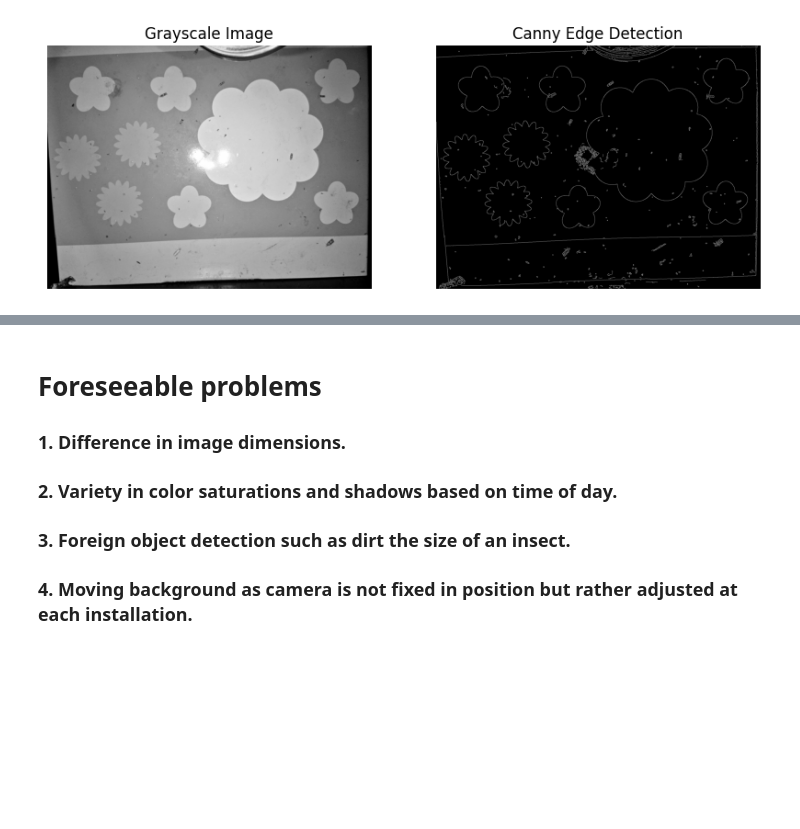
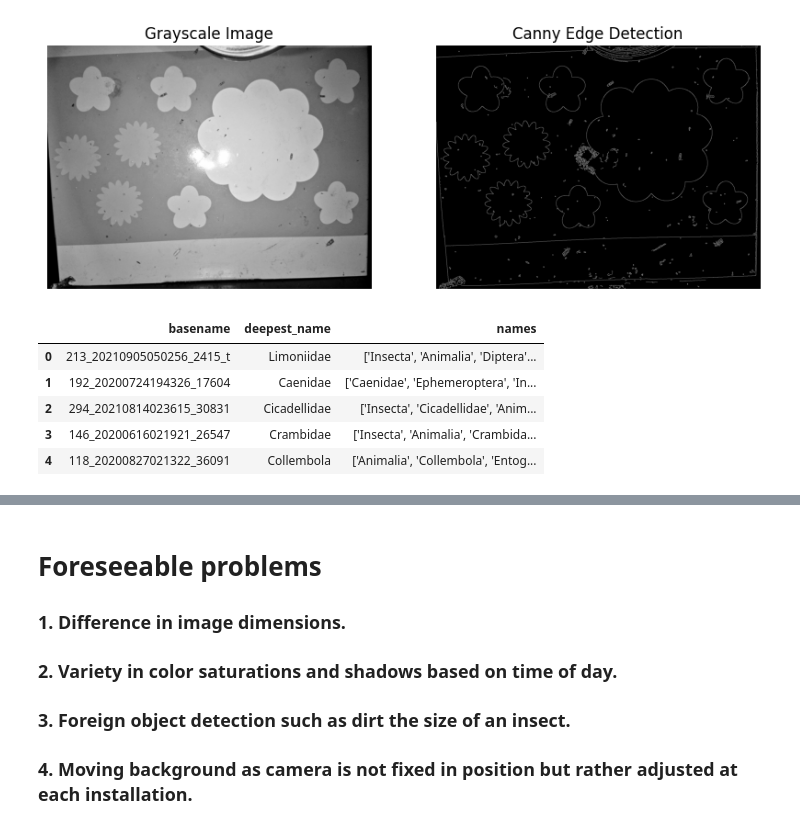
Before and after one commit to martintomov/RB-IBDM, a Jupyter notebook: EDA/eda.ipynb, the cells around one changed output, grey strips where cells are left out. Cells and saved outputs as stored; diff of their text form; code cells hidden in the pictures; blank space fills up the shorter version.

```diff
--- a/EDA/eda.ipynb
+++ b/EDA/eda.ipynb
@@ -210,0 +214,9 @@ plt.show()
+# %%
+labels_df.head()
+# %% [output]
+|  | basename | deepest_name | names |
+| 0 | 213_20210905050256_2415_t | Limoniidae | ['Insecta', 'Animalia', 'Diptera'... |
+| 1 | 192_20200724194326_17604 | Caenidae | ['Caenidae', 'Ephemeroptera', 'In... |
+| 2 | 294_20210814023615_30831 | Cicadellidae | ['Insecta', 'Cicadellidae', 'Anim... |
+| 3 | 146_20200616021921_26547 | Crambidae | ['Insecta', 'Animalia', 'Crambida... |
+| 4 | 118_20200827021322_36091 | Collembola | ['Animalia', 'Collembola', 'Entog... |
```
Also changed, not shown: parts of 4 cells of this notebook, 1 other file.
